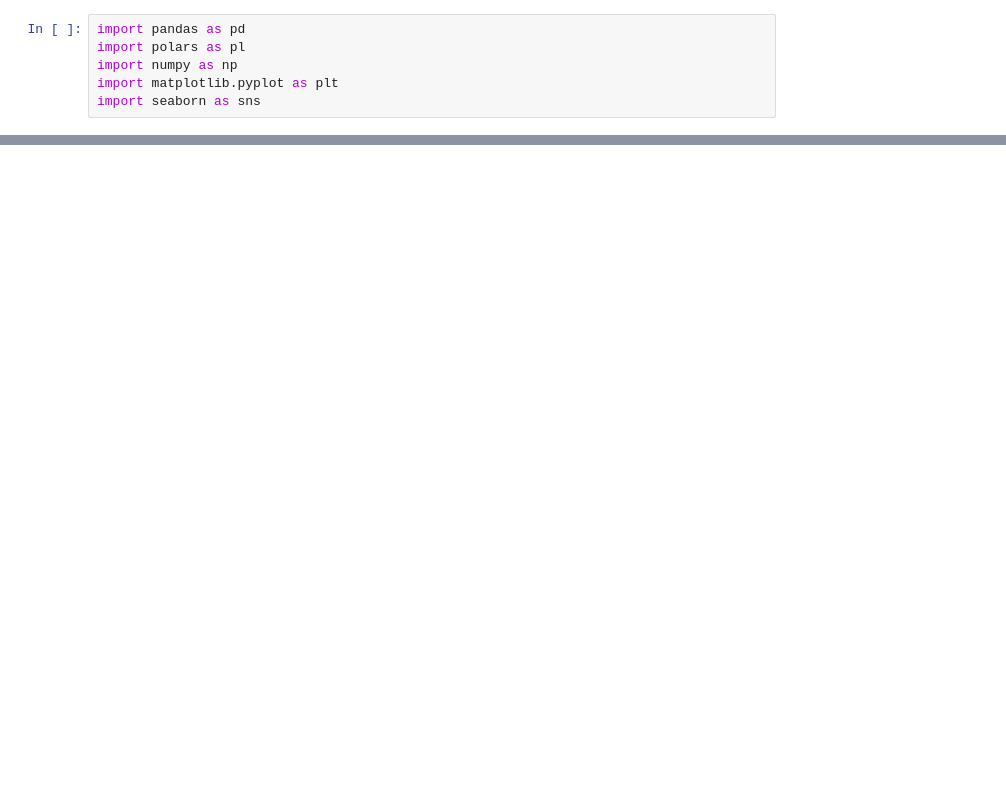
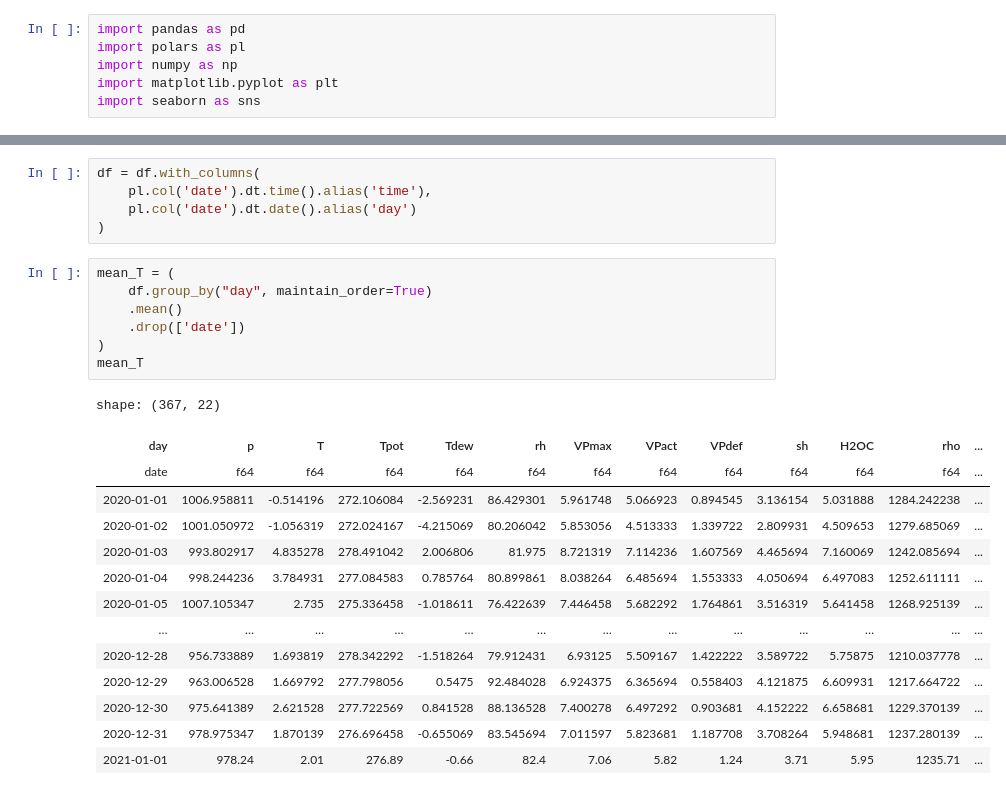
Before and after one commit to bsalisbury1/Projects, a Jupyter notebook: TimeSeriesForecasting/exploration.ipynb, the cells around one changed output, grey strips where cells are left out. Cells and saved outputs as stored; diff of their text form; blank space fills up the shorter version.

```diff
--- a/TimeSeriesForecasting/exploration.ipynb
+++ b/TimeSeriesForecasting/exploration.ipynb
@@ -23,0 +26,27 @@ sns.lineplot(data = df, x = 'date', y = 'T')
+# %%
+df = df.with_columns(
+    pl.col('date').dt.time().alias('time'),
+    pl.col('date').dt.date().alias('day')
+)
+# %%
+mean_T = (
+    df.group_by("day", maintain_order=True)
+    .mean()
+    .drop(['date'])
+)
+mean_T
+# %% [output]
+shape: (367, 22)
+| day | p | T | Tpot | Tdew | rh | VPmax | VPact | VPdef | sh | H2OC | rho | ... |
+| date | f64 | f64 | f64 | f64 | f64 | f64 | f64 | f64 | f64 | f64 | f64 | ... |
+| 2020-01-01 | 1006.958811 | -0.514196 | 272.106084 | -2.569231 | 86.429301 | 5.961748 | 5.066923 | 0.894545 | 3.136154 | 5.031888 | 1284.242238 | ... |
+| 2020-01-02 | 1001.050972 | -1.056319 | 272.024167 | -4.215069 | 80.206042 | 5.853056 | 4.513333 | 1.339722 | 2.809931 | 4.509653 | 1279.685069 | ... |
+| 2020-01-03 | 993.802917 | 4.835278 | 278.491042 | 2.006806 | 81.975 | 8.721319 | 7.114236 | 1.607569 | 4.465694 | 7.160069 | 1242.085694 | ... |
+| 2020-01-04 | 998.244236 | 3.784931 | 277.084583 | 0.785764 | 80.899861 | 8.038264 | 6.485694 | 1.553333 | 4.050694 | 6.497083 | 1252.611111 | ... |
+| 2020-01-05 | 1007.105347 | 2.735 | 275.336458 | -1.018611 | 76.422639 | 7.446458 | 5.682292 | 1.764861 | 3.516319 | 5.641458 | 1268.925139 | ... |
+| … | … | … | … | … | … | … | … | … | … | … | … | ... |
+| 2020-12-28 | 956.733889 | 1.693819 | 278.342292 | -1.518264 | 79.912431 | 6.93125 | 5.509167 | 1.422222 | 3.589722 | 5.75875 | 1210.037778 | ... |
+| 2020-12-29 | 963.006528 | 1.669792 | 277.798056 | 0.5475 | 92.484028 | 6.924375 | 6.365694 | 0.558403 | 4.121875 | 6.609931 | 1217.664722 | ... |
+| 2020-12-30 | 975.641389 | 2.621528 | 277.722569 | 0.841528 | 88.136528 | 7.400278 | 6.497292 | 0.903681 | 4.152222 | 6.658681 | 1229.370139 | ... |
+| 2020-12-31 | 978.975347 | 1.870139 | 276.696458 | -0.655069 | 83.545694 | 7.011597 | 5.823681 | 1.187708 | 3.708264 | 5.948681 | 1237.280139 | ... |
+| 2021-01-01 | 978.24 | 2.01 | 276.89 | -0.66 | 82.4 | 7.06 | 5.82 | 1.24 | 3.71 | 5.95 | 1235.71 | ... |
```
Also changed, not shown: parts of 4 cells of this notebook, 2 other files.
